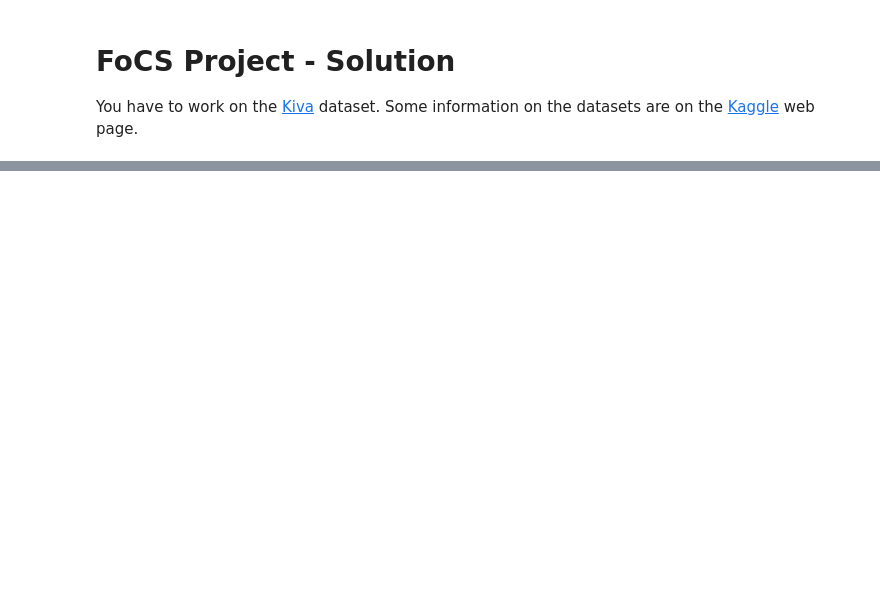
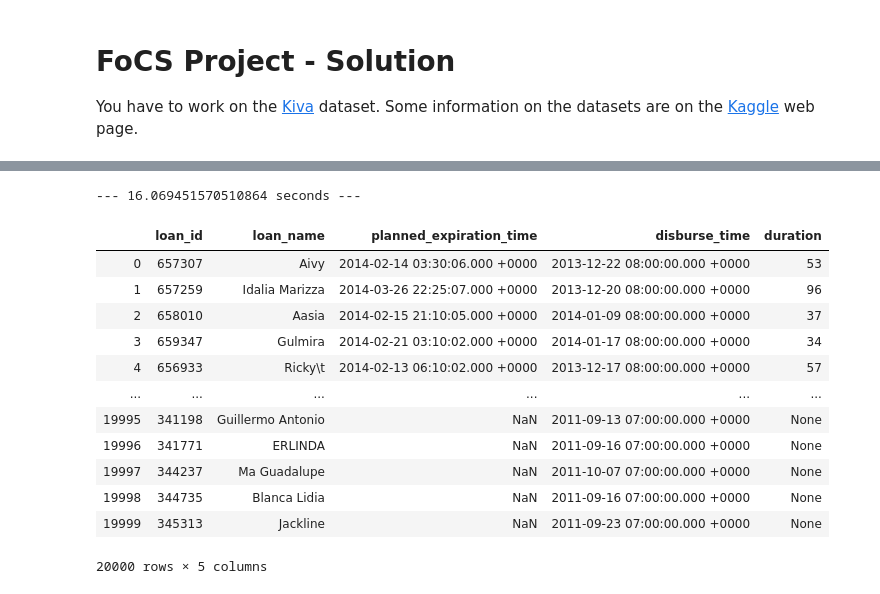
Before and after one commit to vladofilipovic/FoCS_project, a Jupyter notebook: Solution.ipynb, the cells around one changed output, grey strips where cells are left out. Cells and saved outputs as stored; diff of their text form; code cells hidden in the pictures; blank space fills up the shorter version.

```diff
--- a/Solution.ipynb
+++ b/Solution.ipynb
@@ -38,0 +37,10 @@ loans_lenders_normalized =
+# %%
+start_time = tm.time()
+pairs_loan_lander = []
+for index, row in loans_lenders_un.iterrows():
+    lenders = row['lenders'].split(',')
+    for l in lenders:
+        pairs_loan_lander.append({ 'loan_id' : row['loan_id'], 'lender': l.strip() })
+loans_lenders = pd.DataFrame(pairs_loan_lander)
+print("--- %s seconds ---" % (tm.time()-start_time))
+loans_lenders
@@ -38,0 +142,29 @@ loans_lenders_normalized =
+# %%
+from datetime import datetime as dt
+start_time = tm.time()
+loans['duration'] = None
+for index, row in loans.iterrows():
+    s2 = row['planned_expiration_time']
+    s1 = row['disburse_time']
+    if( pd.notna(s1) and pd.notna(s2) and s1 != '' and s2 != ''):
+        d2 = dt.strptime(s2, "%Y-%m-%d %H:%M:%S.%f %z")
+        d1 = dt.strptime(s1, "%Y-%m-%d %H:%M:%S.%f %z")
+        loans.loc[index,'duration'] = (d2 - d1).days
+print("--- %s seconds ---" % (tm.time()-start_time))
+loans_restricted = loans[ ['loan_id', 'loan_name','planned_expiration_time', 'disburse_time', 'duration'] ]
+loans_restricted
+# %% [output]
+--- 16.069451570510864 seconds ---
+|  | loan_id | loan_name | planned_expiration_time | disburse_time | duration |
+| 0 | 657307 | Aivy | 2014-02-14 03:30:06.000 +0000 | 2013-12-22 08:00:00.000 +0000 | 53 |
+| 1 | 657259 | Idalia Marizza | 2014-03-26 22:25:07.000 +0000 | 2013-12-20 08:00:00.000 +0000 | 96 |
+| 2 | 658010 | Aasia | 2014-02-15 21:10:05.000 +0000 | 2014-01-09 08:00:00.000 +0000 | 37 |
+| 3 | 659347 | Gulmira | 2014-02-21 03:10:02.000 +0000 | 2014-01-17 08:00:00.000 +0000 | 34 |
+| 4 | 656933 | Ricky\t | 2014-02-13 06:10:02.000 +0000 | 2013-12-17 08:00:00.000 +0000 | 57 |
+| ... | ... | ... | ... | ... | ... |
+| 19995 | 341198 | Guillermo Antonio | NaN | 2011-09-13 07:00:00.000 +0000 | None |
+| 19996 | 341771 | ERLINDA | NaN | 2011-09-16 07:00:00.000 +0000 | None |
+| 19997 | 344237 | Ma Guadalupe | NaN | 2011-10-07 07:00:00.000 +0000 | None |
+| 19998 | 344735 | Blanca Lidia | NaN | 2011-09-16 07:00:00.000 +0000 | None |
+| 19999 | 345313 | Jackline | NaN | 2011-09-23 07:00:00.000 +0000 | None |
+20000 rows × 5 columns
```
Also changed, not shown: parts of 57 cells of this notebook, 1 other file.
